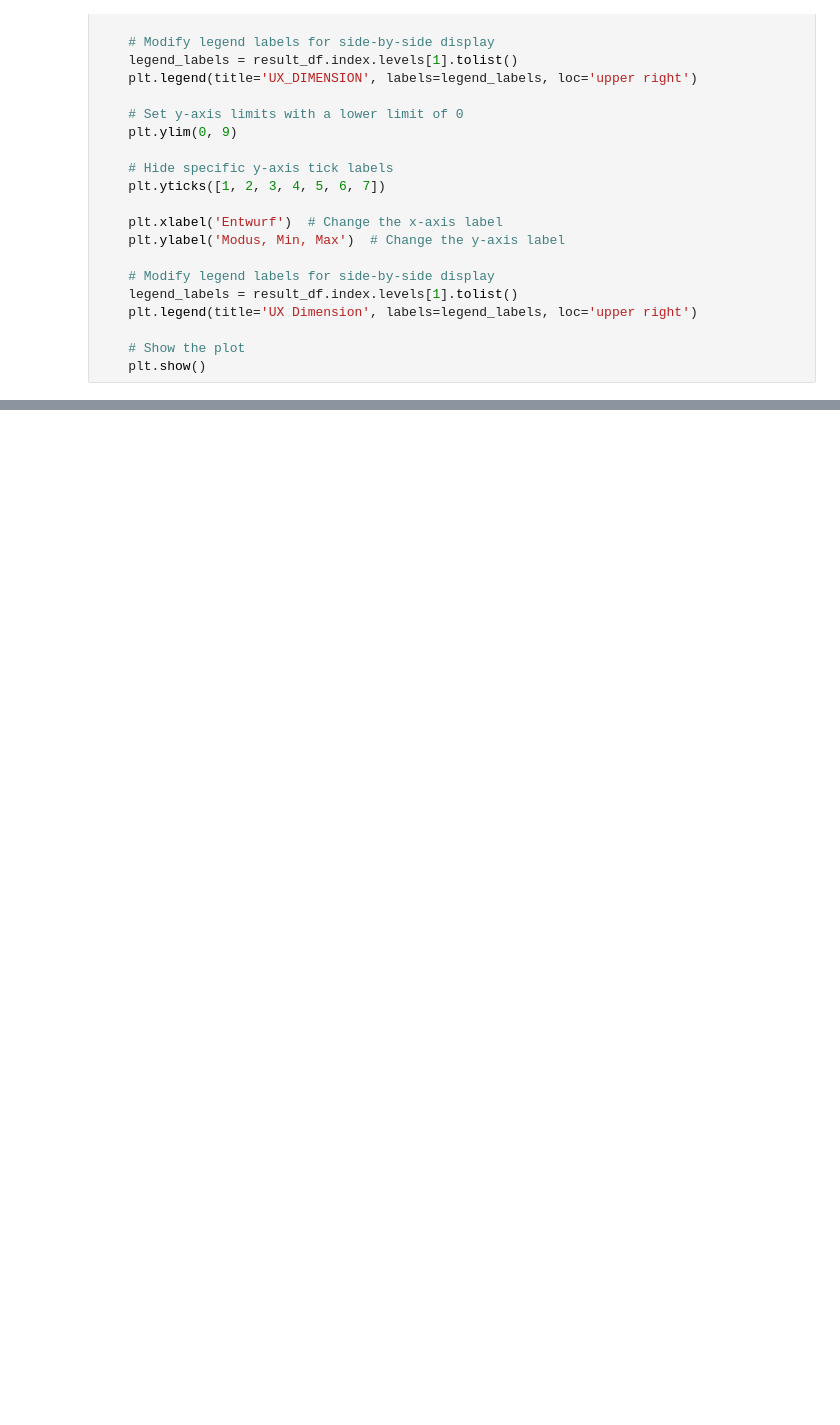
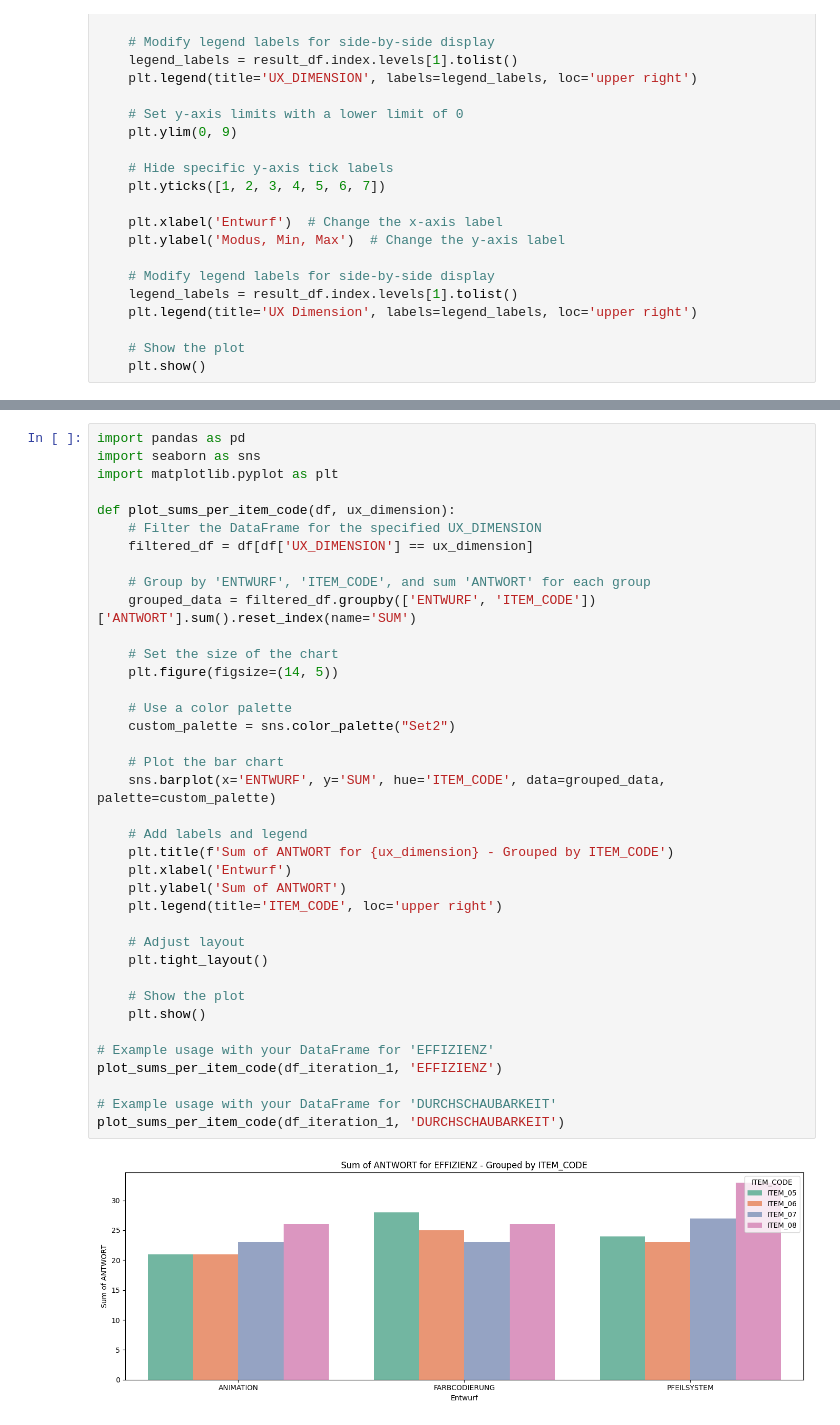
Before and after one commit to dangelic/masterthesis_descriptive_stats, a Jupyter notebook: deskriptive_statistik.ipynb, the cells around one changed output, grey strips where cells are left out. Cells and saved outputs as stored; diff of their text form; blank space fills up the shorter version.

Commit message:
add item summing

```diff
--- a/deskriptive_statistik.ipynb
+++ b/deskriptive_statistik.ipynb
@@ -242,0 +242,40 @@ The `ci` parameter is deprecated. Use `errorbar=None` for the same effect.
+# %%
+import pandas as pd
+import seaborn as sns
+import matplotlib.pyplot as plt
+
+def plot_sums_per_item_code(df, ux_dimension):
+    # Filter the DataFrame for the specified UX_DIMENSION
+    filtered_df = df[df['UX_DIMENSION'] == ux_dimension]
+
+    # Group by 'ENTWURF', 'ITEM_CODE', and sum 'ANTWORT' for each group
+    grouped_data = filtered_df.groupby(['ENTWURF', 'ITEM_CODE'])['ANTWORT'].sum().reset_index(name='SUM')
+
+    # Set the size of the chart
+    plt.figure(figsize=(14, 5))
+
+    # Use a color palette
+    custom_palette = sns.color_palette("Set2")
+
+    # Plot the bar chart
+    sns.barplot(x='ENTWURF', y='SUM', hue='ITEM_CODE', data=grouped_data, palette=custom_palette)
+
+    # Add labels and legend
+    plt.title(f'Sum of ANTWORT for {ux_dimension} - Grouped by ITEM_CODE')
+    plt.xlabel('Entwurf')
+    plt.ylabel('Sum of ANTWORT')
+    plt.legend(title='ITEM_CODE', loc='upper right')
+
+    # Adjust layout
+    plt.tight_layout()
+
+    # Show the plot
+    plt.show()
+
+# Example usage with your DataFrame for 'EFFIZIENZ'
+plot_sums_per_item_code(df_iteration_1, 'EFFIZIENZ')
+
+# Example usage with your DataFrame for 'DURCHSCHAUBARKEIT'
+plot_sums_per_item_code(df_iteration_1, 'DURCHSCHAUBARKEIT')
+# %% [output]
+[figure, added]
```
Also changed, not shown: parts of 2 cells of this notebook.
